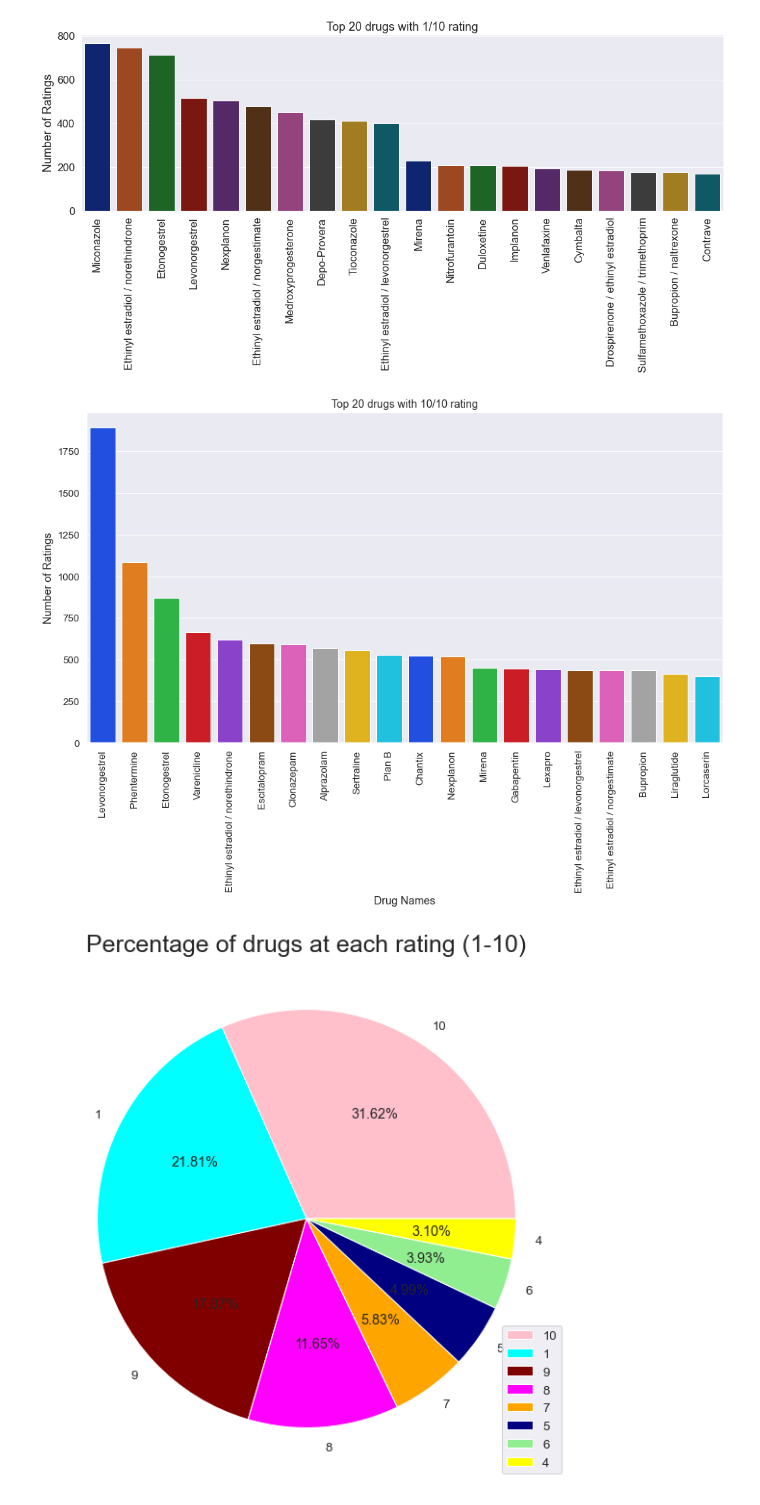
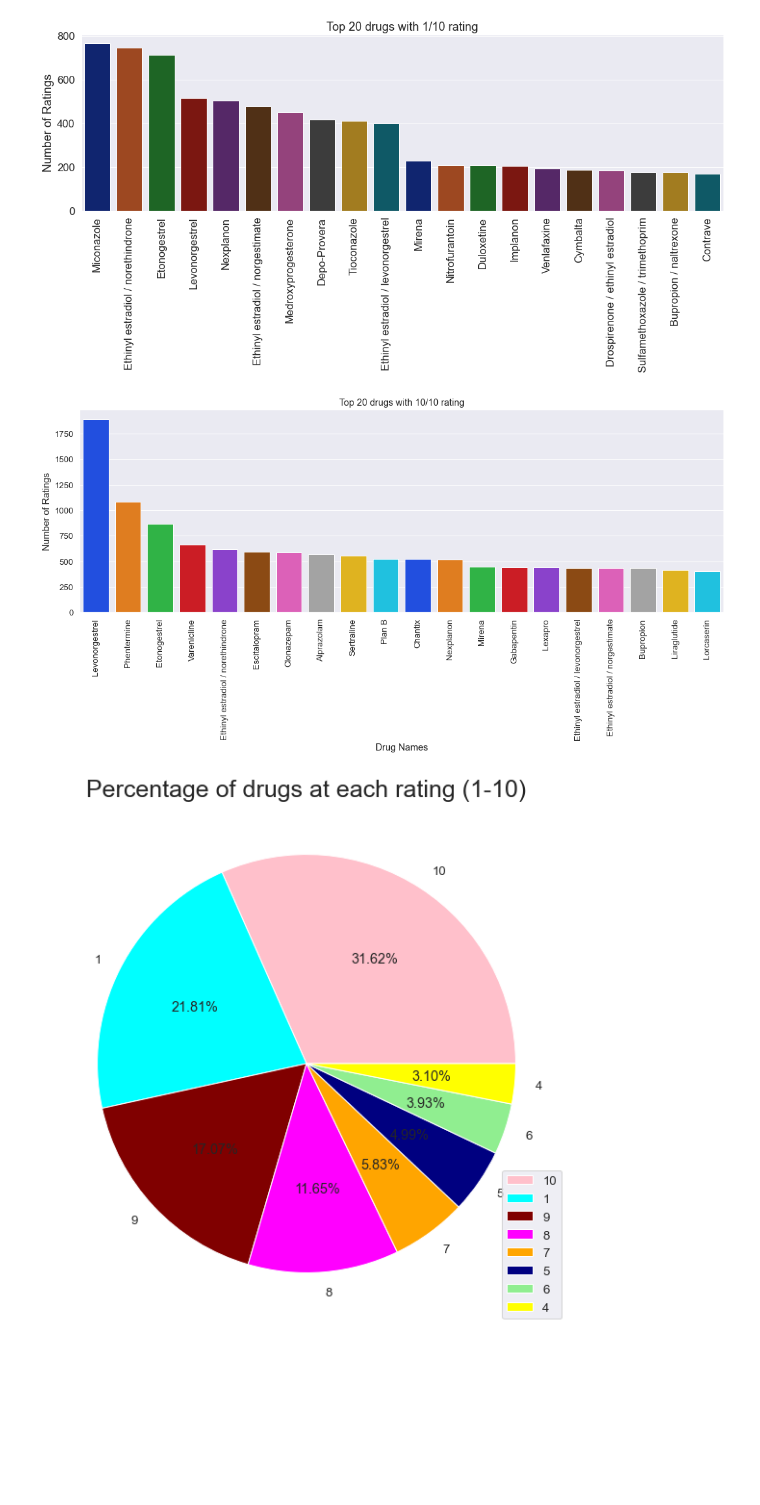
Before and after one commit to Cpizzle1/drug_sentiment_analysis, a Jupyter notebook: notebooks/eda.ipynb, the cells around one changed output. Saved outputs shown, nothing was run; the diff lists cells and outputs as text; code cells hidden in the pictures; blank space fills up the shorter version.

Commit message:
forgot an image

```diff
--- a/notebooks/eda.ipynb
+++ b/notebooks/eda.ipynb
@@ -162,20 +162,21 @@ plt.savefig('drugs_rated_1.png');
 # %%
 sns.set(font_scale = 1.2, style = 'darkgrid')
 plt.rcParams['figure.figsize'] = [15, 8]
 
 rating = dict(data.loc[data.rating == 10, "drugName"].value_counts())
 drugname = list(rating.keys())
 drug_rating = list(rating.values())
 
 sns_rating = sns.barplot(x = drugname[0:20], y = drug_rating[0:20], palette = 'bright')
 
 sns_rating.set_title('Top 20 drugs with 10/10 rating')
 sns_rating.set_ylabel("Number of Ratings")
 sns_rating.set_xlabel("Drug Names")
 plt.setp(sns_rating.get_xticklabels(), rotation=90)
+plt.tight_layout()
 plt.savefig('drugs_rated_10.png');
 # %% [output]
-[figure, old version]
+[figure, new version]
 # %%
 size = [68005, 46901, 36708, 25046, 12547, 10723, 8462, 6671]
 colors = ['pink', 'cyan', 'maroon',  'magenta', 'orange', 'navy', 'lightgreen', 'yellow']
```
Also changed, not shown: parts of 3 cells of this notebook, 1 other file.
